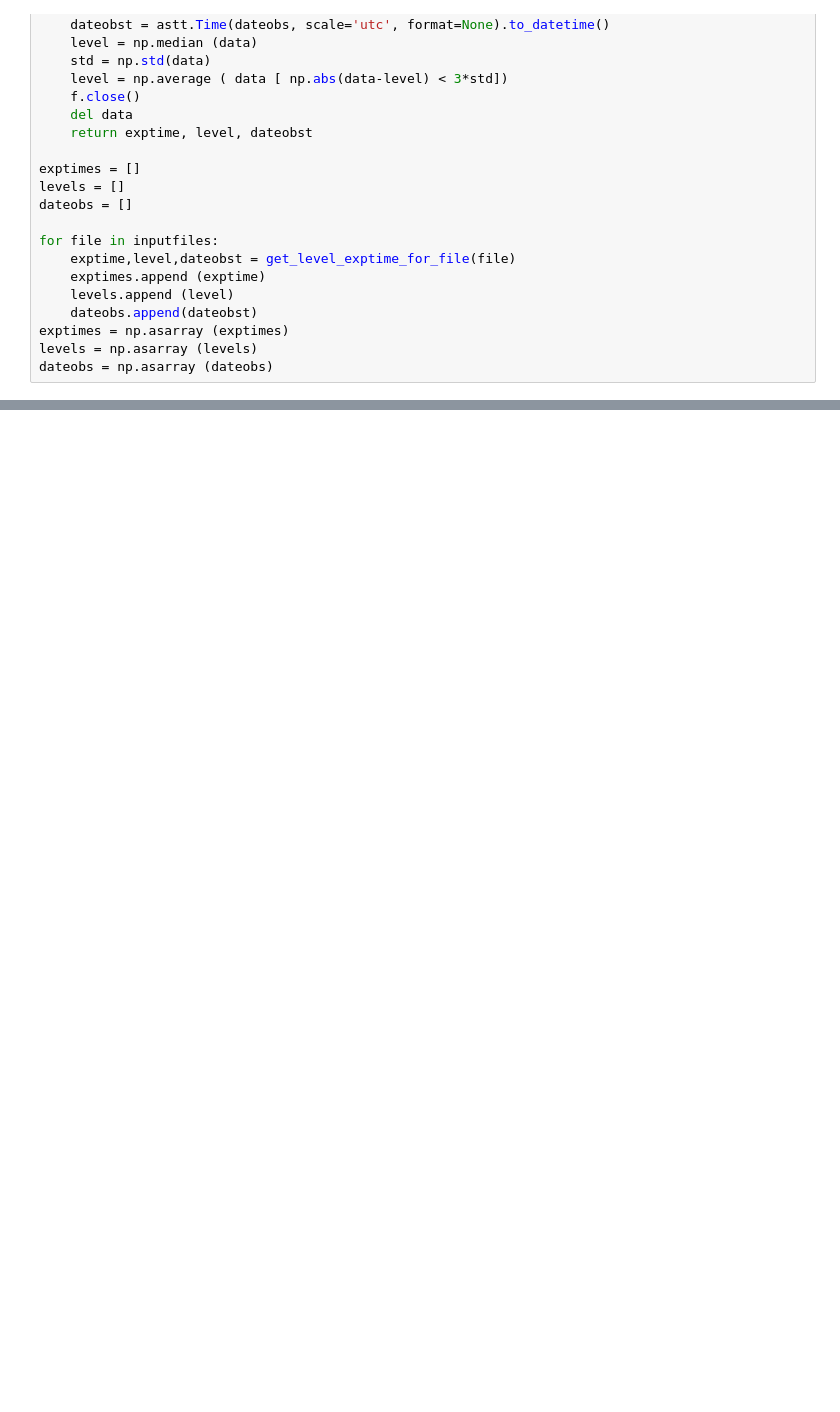
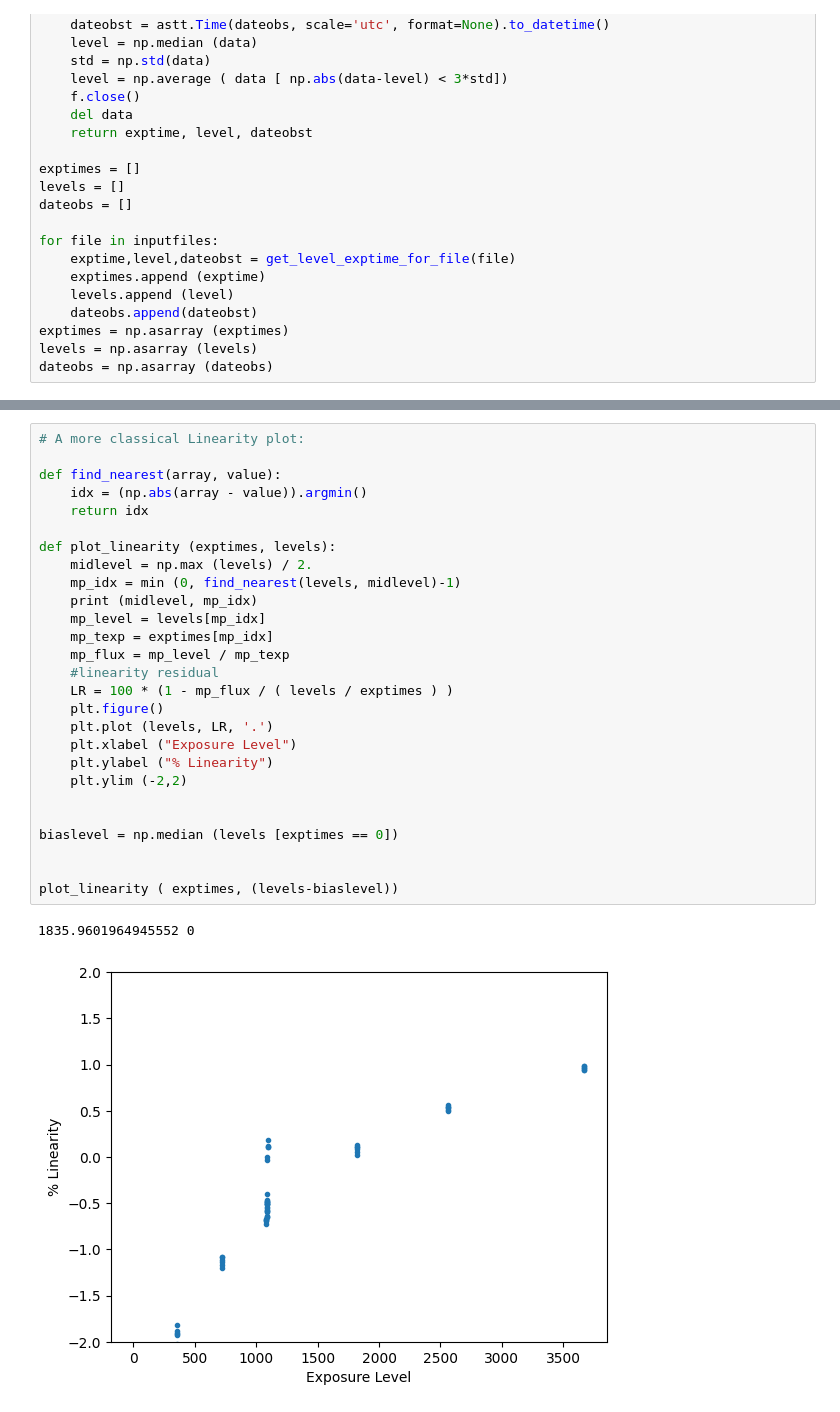
Before and after one commit to LCOGT/lcogt-commissioning, a Jupyter notebook: experimental/linearitytest.ipynb, the cells around one changed output, grey strips where cells are left out. Cells and saved outputs as stored; diff of their text form; blank space fills up the shorter version.

```diff
--- a/experimental/linearitytest.ipynb
+++ b/experimental/linearitytest.ipynb
@@ -107,0 +108,30 @@ Biaslevel: 200.94678481275804
+# %%
+# A more classical Linearity plot:
+
+def find_nearest(array, value):
+    idx = (np.abs(array - value)).argmin()
+    return idx
+
+def plot_linearity (exptimes, levels):
+    midlevel = np.max (levels) / 2.
+    mp_idx = min (0, find_nearest(levels, midlevel)-1)
+    print (midlevel, mp_idx)
+    mp_level = levels[mp_idx]
+    mp_texp = exptimes[mp_idx]
+    mp_flux = mp_level / mp_texp
+    #linearity residual
+    LR = 100 * (1 - mp_flux / ( levels / exptimes ) )
+    plt.figure()
+    plt.plot (levels, LR, '.')
+    plt.xlabel ("Exposure Level")
+    plt.ylabel ("% Linearity")
+    plt.ylim (-2,2)
+
+
+biaslevel = np.median (levels [exptimes == 0])
+
+
+plot_linearity ( exptimes, (levels-biaslevel))
+# %% [output]
+1835.9601964945552 0
+[figure, added]
```
Also changed, not shown: parts of 3 cells of this notebook, 4 other files.
